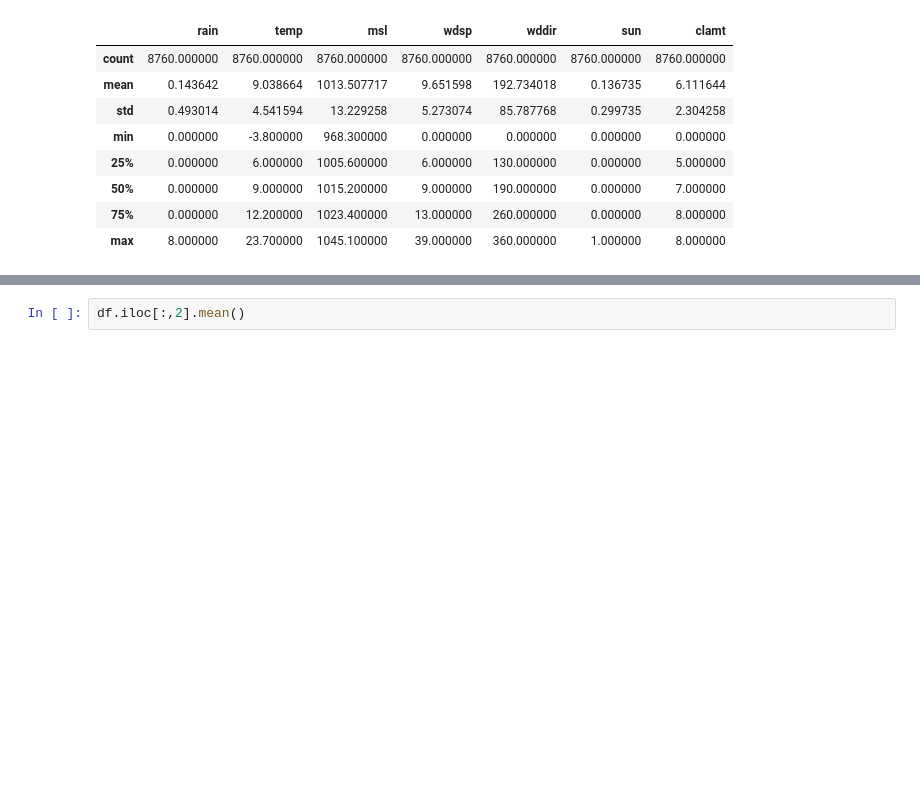
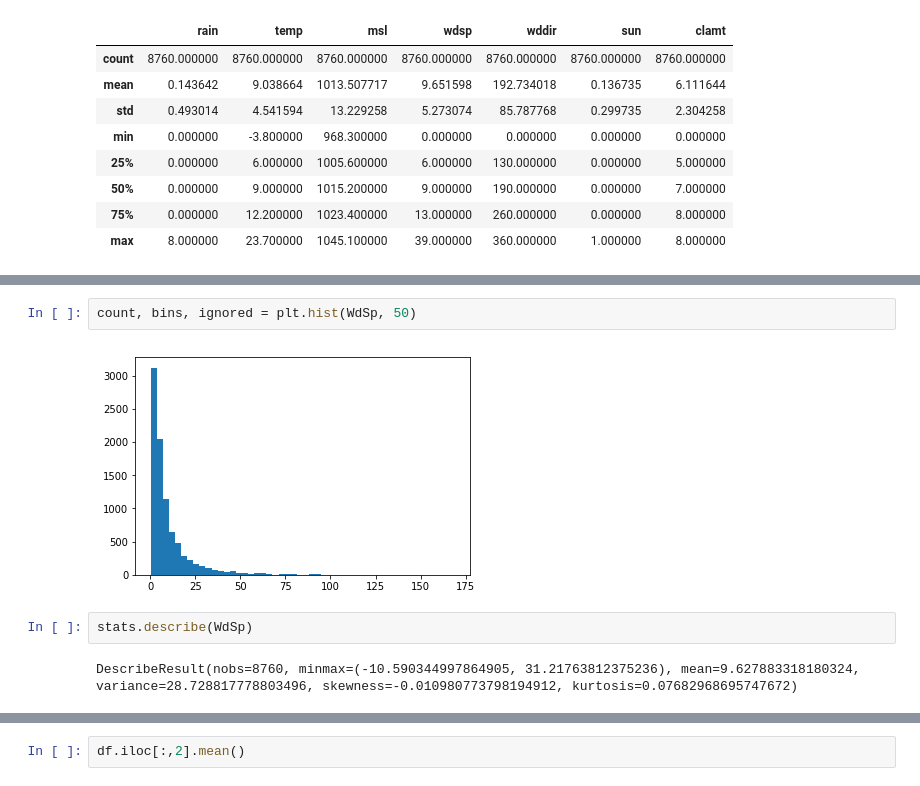
Before and after one commit to jruther/Programming_for_DA_PROJECT, a Jupyter notebook: Programming for DA _PROJECT.ipynb, the cells around one changed output, grey strips where cells are left out. Drawn from its saved outputs; the diff is of its cells as text; blank space fills up the shorter version.

```diff
--- a/Programming for DA _PROJECT.ipynb
+++ b/Programming for DA _PROJECT.ipynb
@@ -94 +202,9 @@ NameError: name 'plt' is not defined
+# %%
+count, bins, ignored = plt.hist(WdSp, 50)
+# %% [output]
+[figure, added]
+# %%
+stats.describe(WdSp)
+# %% [output]
+DescribeResult(nobs=8760, minmax=(-10.590344997864905, 31.21763812375236), mean=9.627883318180324, variance=28.728817778803496, skewness=-0.010980773798194912, kurtosis=0.07682968695747672)
 # %%
```
Also changed, not shown: parts of 35 cells of this notebook.
